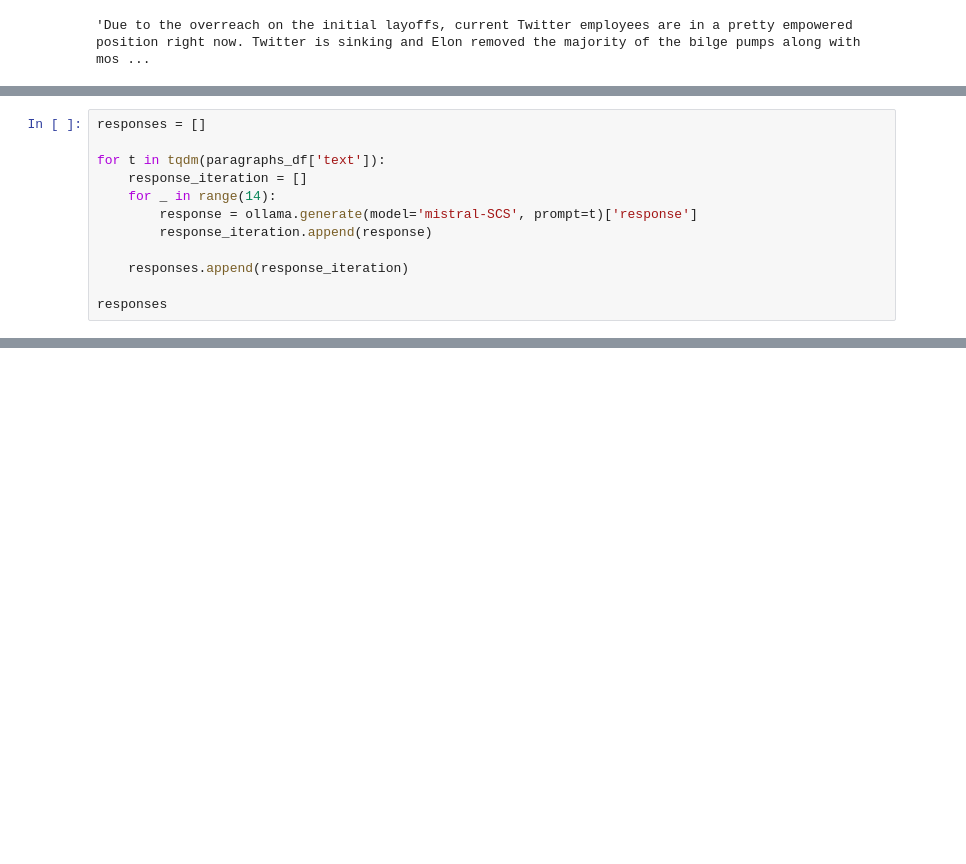
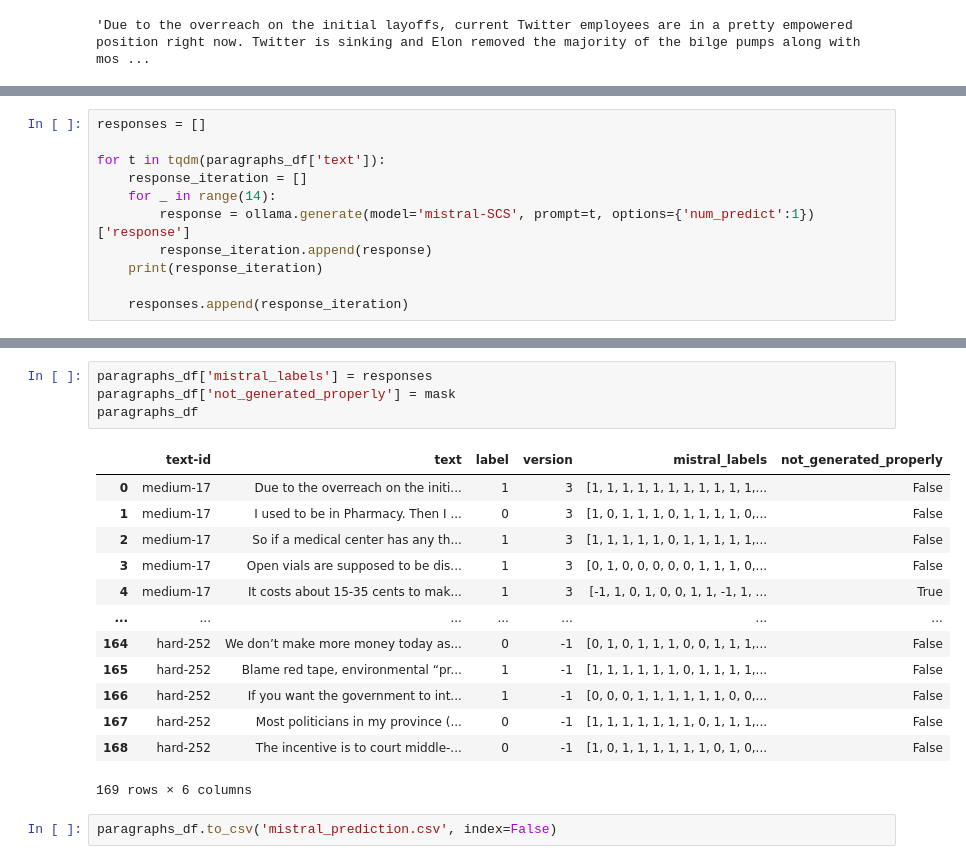
Before and after one commit to bnikolic2/Author-Style-Detection, a Jupyter notebook: ollama/mistral_7b-instruct-q4_K_M/mistral.ipynb, the cells around one changed output, grey strips where cells are left out. Saved outputs shown, nothing was run; the diff lists cells and outputs as text; blank space fills up the shorter version.

Commit message:
Added mistral_predictions

```diff
--- a/ollama/mistral_7b-instruct-q4_K_M/mistral.ipynb
+++ b/ollama/mistral_7b-instruct-q4_K_M/mistral.ipynb
@@ -41,9 +43,8 @@ responses = []
 for t in tqdm(paragraphs_df['text']):
     response_iteration = []
     for _ in range(14):
-        response = ollama.generate(model='mistral-SCS', prompt=t)['response']
+        response = ollama.generate(model='mistral-SCS', prompt=t, options={'num_predict':1})['response']
         response_iteration.append(response)
+    print(response_iteration)
 
     responses.append(response_iteration)
-
-responses
@@ -72,0 +144,20 @@ for i in range(len(mask)):
+# %%
+paragraphs_df['mistral_labels'] = responses
+paragraphs_df['not_generated_properly'] = mask
+paragraphs_df
+# %% [output]
+|  | text-id | text | label | version | mistral_labels | not_generated_properly |
+| 0 | medium-17 | Due to the overreach on the initi... | 1 | 3 | [1, 1, 1, 1, 1, 1, 1, 1, 1, 1, 1,... | False |
+| 1 | medium-17 | I used to be in Pharmacy. Then I ... | 0 | 3 | [1, 0, 1, 1, 1, 0, 1, 1, 1, 1, 0,... | False |
+| 2 | medium-17 | So if a medical center has any th... | 1 | 3 | [1, 1, 1, 1, 1, 0, 1, 1, 1, 1, 1,... | False |
+| 3 | medium-17 | Open vials are supposed to be dis... | 1 | 3 | [0, 1, 0, 0, 0, 0, 0, 1, 1, 1, 0,... | False |
+| 4 | medium-17 | It costs about 15-35 cents to mak... | 1 | 3 | [-1, 1, 0, 1, 0, 0, 1, 1, -1, 1, ... | True |
+| ... | ... | ... | ... | ... | ... | ... |
+| 164 | hard-252 | We don’t make more money today as... | 0 | -1 | [0, 1, 0, 1, 1, 1, 0, 0, 1, 1, 1,... | False |
+| 165 | hard-252 | Blame red tape, environmental “pr... | 1 | -1 | [1, 1, 1, 1, 1, 1, 0, 1, 1, 1, 1,... | False |
+| 166 | hard-252 | If you want the government to int... | 1 | -1 | [0, 0, 0, 1, 1, 1, 1, 1, 1, 0, 0,... | False |
+| 167 | hard-252 | Most politicians in my province (... | 0 | -1 | [1, 1, 1, 1, 1, 1, 1, 0, 1, 1, 1,... | False |
+| 168 | hard-252 | The incentive is to court middle-... | 0 | -1 | [1, 0, 1, 1, 1, 1, 1, 1, 0, 1, 0,... | False |
+169 rows × 6 columns
+# %%
+paragraphs_df.to_csv('mistral_prediction.csv', index=False)
```
Also changed, not shown: parts of 7 cells of this notebook, 1 other file.
